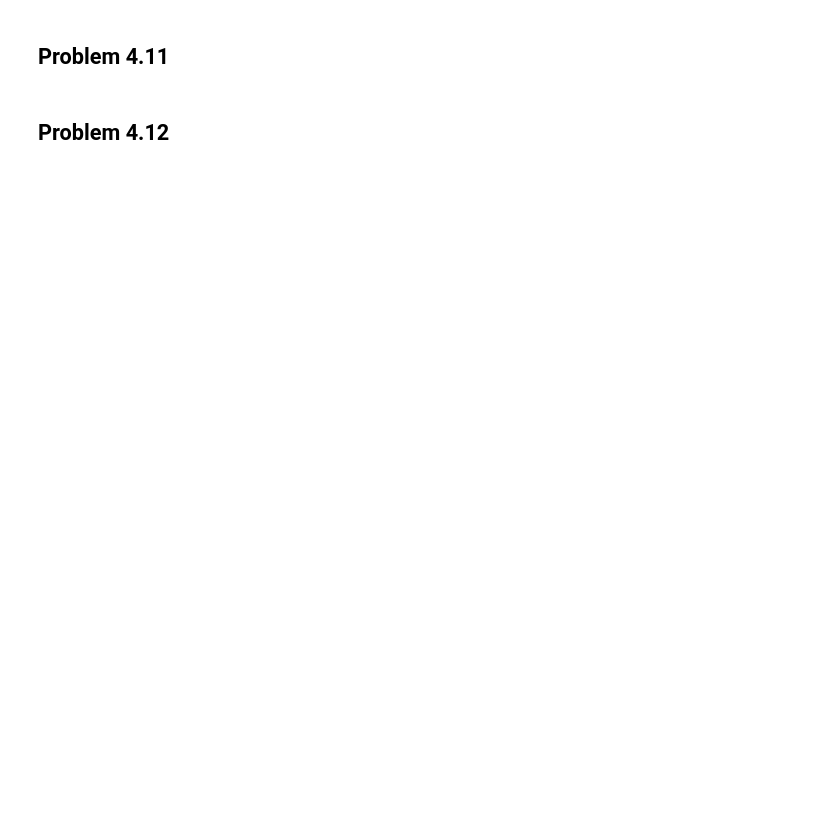
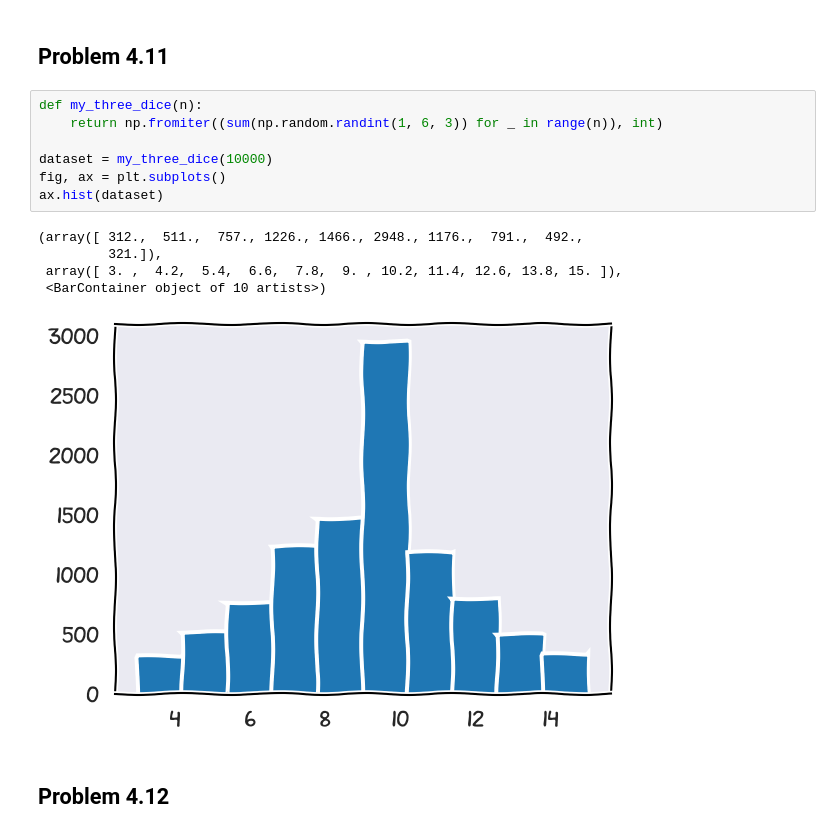
Before and after one commit to SPS-SP2273/learning-portfolio-shawn1368, a Jupyter notebook: Yuan Zhe's Problems/problem_set_4.ipynb, the cells around one changed output. Drawn from its saved outputs; the diff is of its cells as text; blank space fills up the shorter version.

```diff
--- a/Yuan Zhe's Problems/problem_set_4.ipynb
+++ b/Yuan Zhe's Problems/problem_set_4.ipynb
@@ -31,4 +120,17 @@ plt.xkcd()
 # %% [markdown]
 ## Problem 4.11
+# %%
+def my_three_dice(n):
+    return np.fromiter((sum(np.random.randint(1, 6, 3)) for _ in range(n)), int)
+
+dataset = my_three_dice(10000)
+fig, ax = plt.subplots()
+ax.hist(dataset)
+# %% [output]
+(array([ 312.,  511.,  757., 1226., 1466., 2948., 1176.,  791.,  492.,
+         321.]),
+ array([ 3. ,  4.2,  5.4,  6.6,  7.8,  9. , 10.2, 11.4, 12.6, 13.8, 15. ]),
+ <BarContainer object of 10 artists>)
+[figure, added]
 # %% [markdown]
 ## Problem 4.12
```
Also changed, not shown: parts of 16 cells of this notebook, 9 other files.
